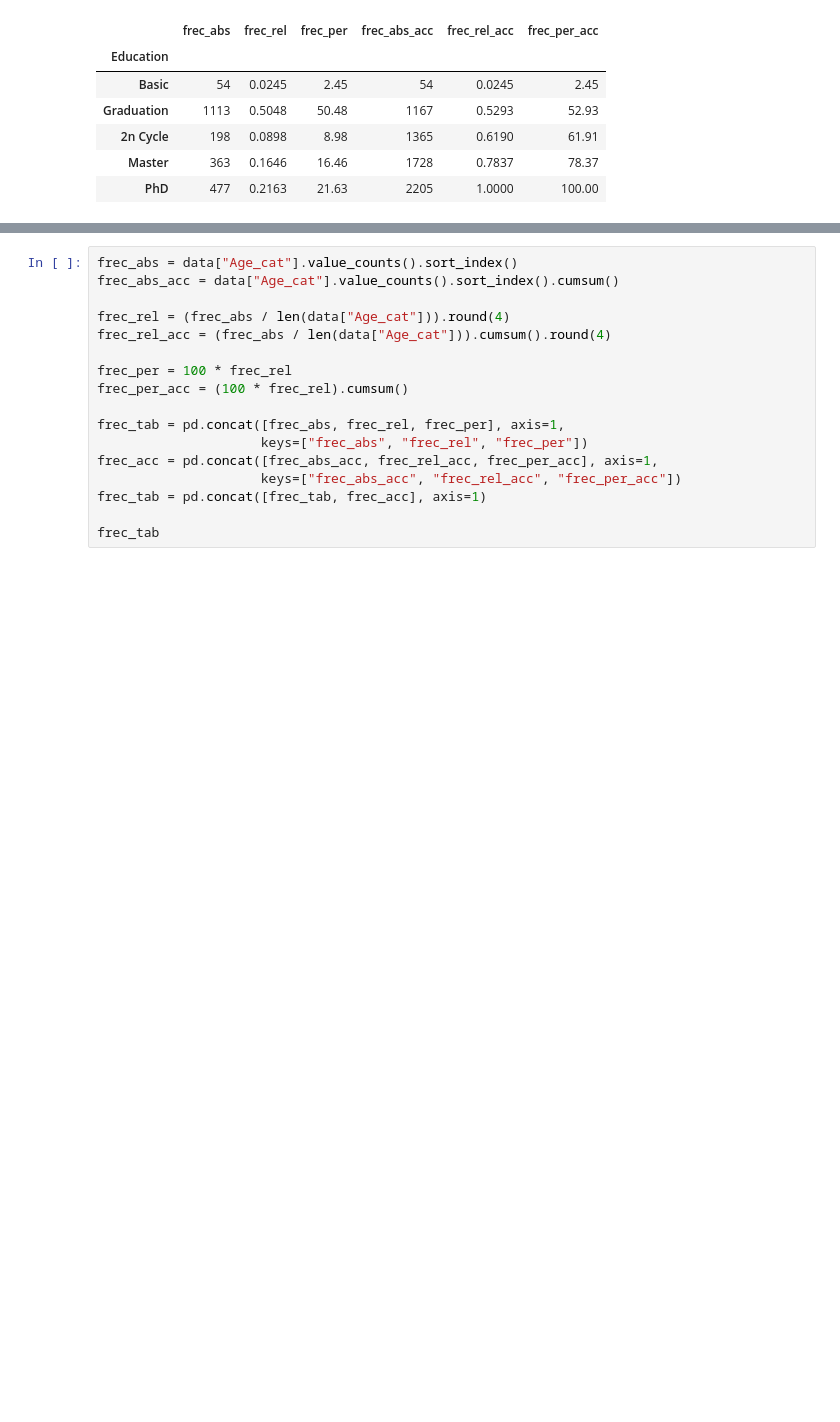
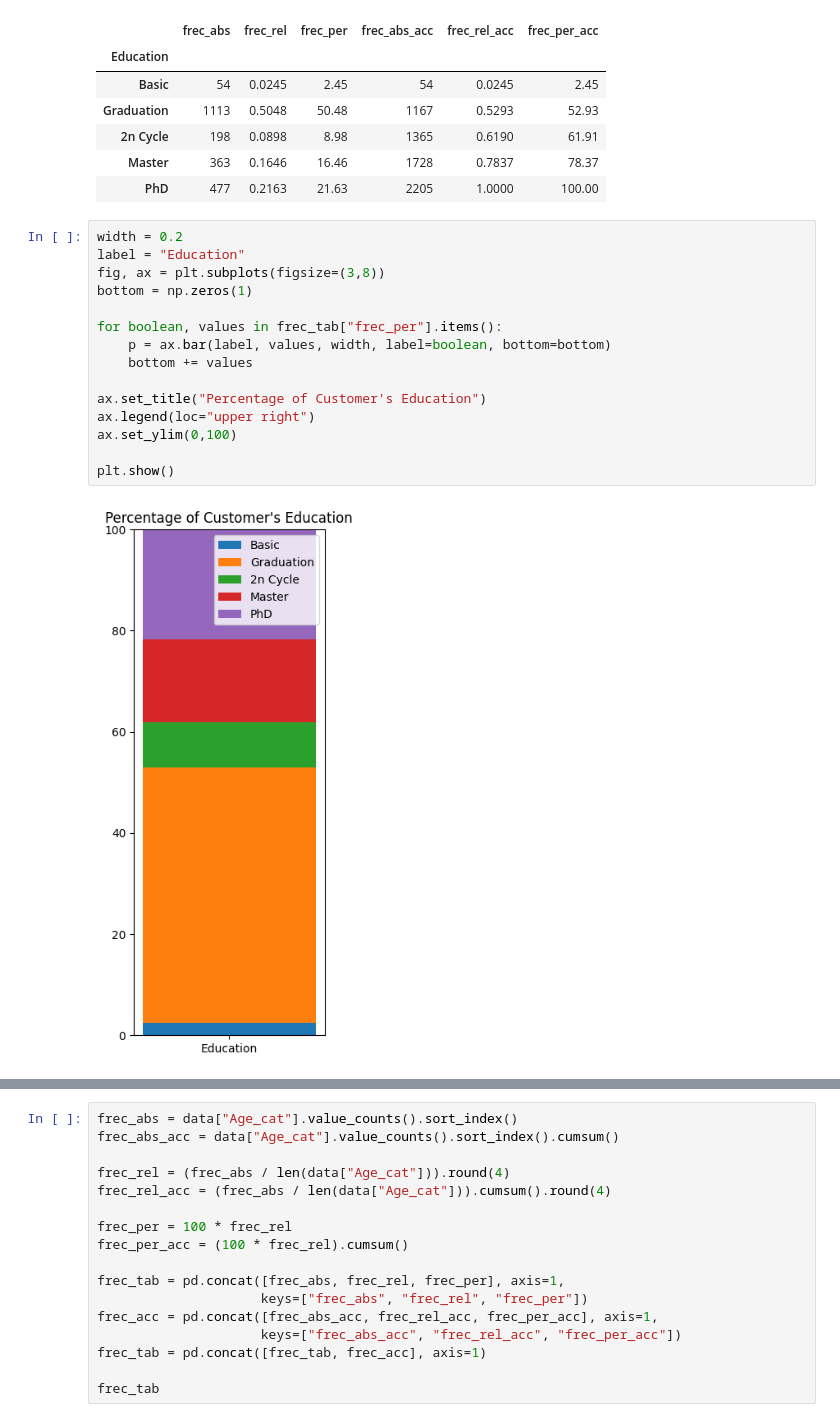
Before and after one commit to almanzanas/ifoodDataAnalystTest, a Jupyter notebook: notebooks/02_descriptive.ipynb, the cells around one changed output, grey strips where cells are left out. Cells and saved outputs as stored; diff of their text form; blank space fills up the shorter version.

```diff
--- a/notebooks/02_descriptive.ipynb
+++ b/notebooks/02_descriptive.ipynb
@@ -113,3 +132,20 @@ frec_tab
 | 2n Cycle | 198 | 0.0898 | 8.98 | 1365 | 0.6190 | 61.91 |
 | Master | 363 | 0.1646 | 16.46 | 1728 | 0.7837 | 78.37 |
 | PhD | 477 | 0.2163 | 21.63 | 2205 | 1.0000 | 100.00 |
+# %%
+width = 0.2
+label = "Education"
+fig, ax = plt.subplots(figsize=(3,8))
+bottom = np.zeros(1)
+
+for boolean, values in frec_tab["frec_per"].items():
+    p = ax.bar(label, values, width, label=boolean, bottom=bottom)
+    bottom += values
+
+ax.set_title("Percentage of Customer's Education")
+ax.legend(loc="upper right")
+ax.set_ylim(0,100)
+
+plt.show()
+# %% [output]
+[figure, added]
```
Also changed, not shown: parts of 8 cells of this notebook.
